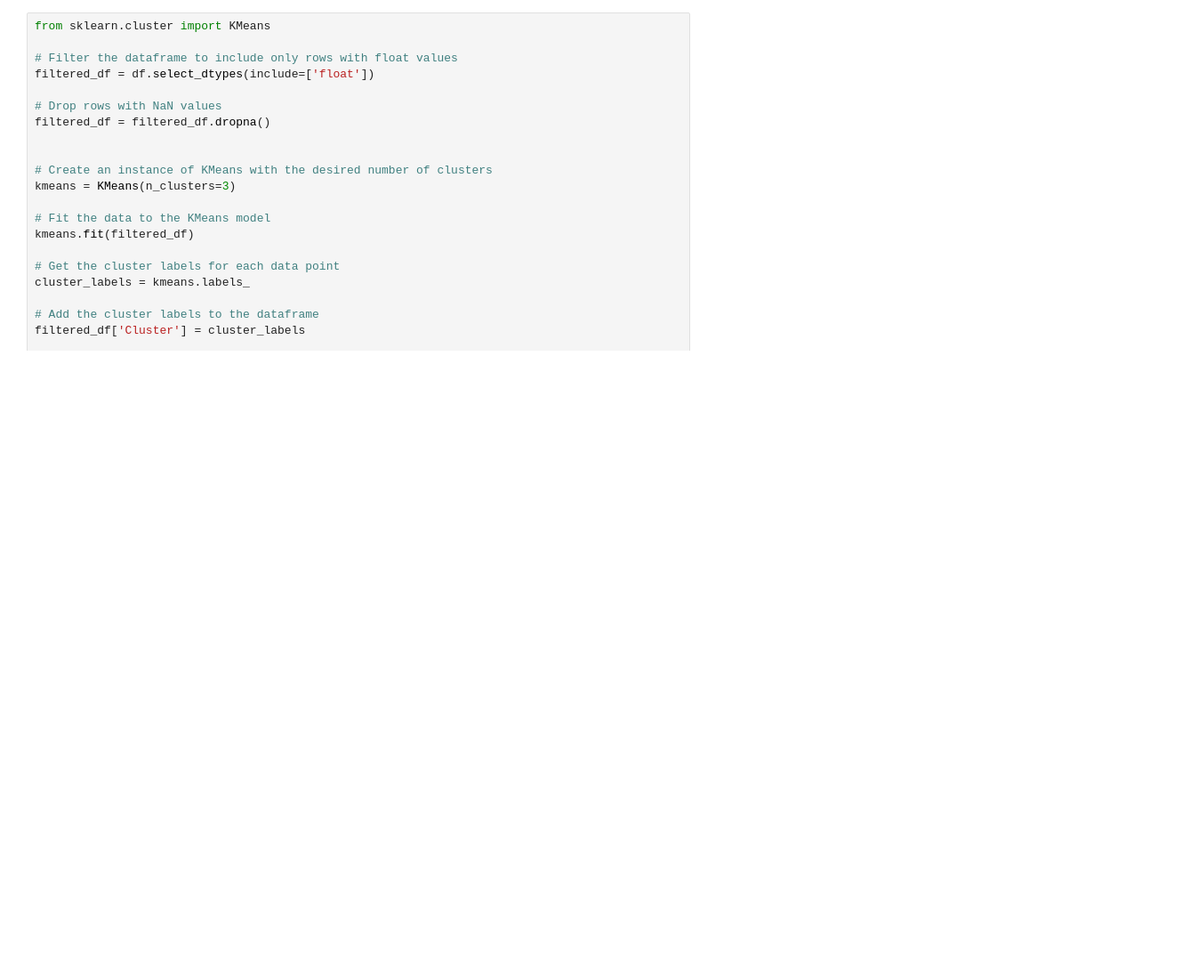
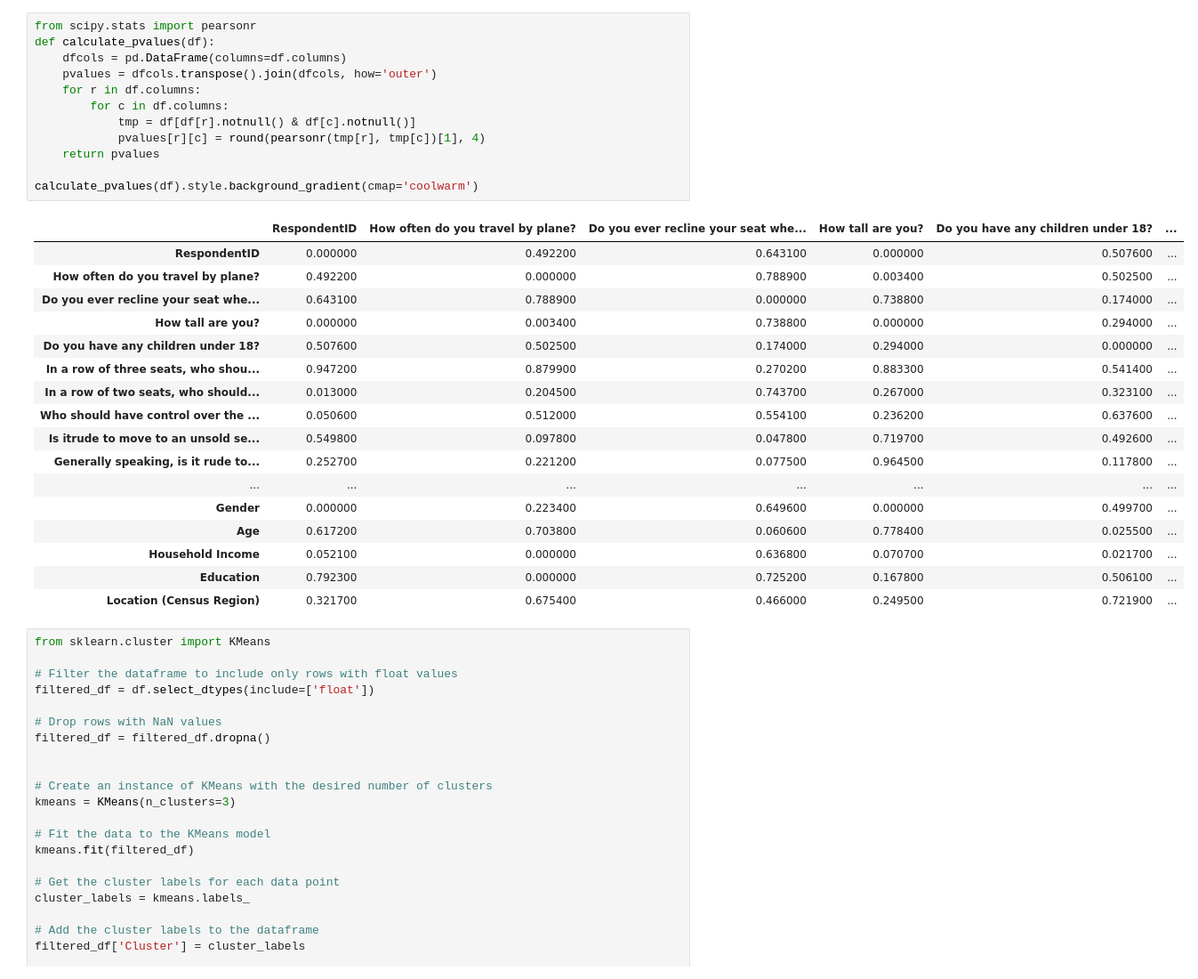
Before and after one commit to mloenker/flying-etiquette-data-lit, a Jupyter notebook: data_visualisation.ipynb, the cells around one changed output. Shown: that part at 89% size. Cells and saved outputs as stored; diff of their text form; blank space fills up the shorter version.

```diff
--- a/data_visualisation.ipynb
+++ b/data_visualisation.ipynb
@@ -130,3 +169,33 @@ corr.style.background_gradient(cmap='coolwarm')
+# %%
+from scipy.stats import pearsonr
+def calculate_pvalues(df):
+    dfcols = pd.DataFrame(columns=df.columns)
+    pvalues = dfcols.transpose().join(dfcols, how='outer')
+    for r in df.columns:
+        for c in df.columns:
+            tmp = df[df[r].notnull() & df[c].notnull()]
+            pvalues[r][c] = round(pearsonr(tmp[r], tmp[c])[1], 4)
+    return pvalues
+
+calculate_pvalues(df).style.background_gradient(cmap='coolwarm')
+# %% [output]
+|  | RespondentID | How often do you travel by plane? | Do you ever recline your seat whe... | How tall are you? | Do you have any children under 18? | ... |
+| RespondentID | 0.000000 | 0.492200 | 0.643100 | 0.000000 | 0.507600 | ... |
+| How often do you travel by plane? | 0.492200 | 0.000000 | 0.788900 | 0.003400 | 0.502500 | ... |
+| Do you ever recline your seat whe... | 0.643100 | 0.788900 | 0.000000 | 0.738800 | 0.174000 | ... |
+| How tall are you? | 0.000000 | 0.003400 | 0.738800 | 0.000000 | 0.294000 | ... |
+| Do you have any children under 18? | 0.507600 | 0.502500 | 0.174000 | 0.294000 | 0.000000 | ... |
+| In a row of three seats, who shou... | 0.947200 | 0.879900 | 0.270200 | 0.883300 | 0.541400 | ... |
+| In a row of two seats, who should... | 0.013000 | 0.204500 | 0.743700 | 0.267000 | 0.323100 | ... |
+| Who should have control over the ... | 0.050600 | 0.512000 | 0.554100 | 0.236200 | 0.637600 | ... |
+| Is itrude to move to an unsold se... | 0.549800 | 0.097800 | 0.047800 | 0.719700 | 0.492600 | ... |
+| Generally speaking, is it rude to... | 0.252700 | 0.221200 | 0.077500 | 0.964500 | 0.117800 | ... |
+| ... | ... | ... | ... | ... | ... | ... |
+| Gender | 0.000000 | 0.223400 | 0.649600 | 0.000000 | 0.499700 | ... |
+| Age | 0.617200 | 0.703800 | 0.060600 | 0.778400 | 0.025500 | ... |
+| Household Income | 0.052100 | 0.000000 | 0.636800 | 0.070700 | 0.021700 | ... |
+| Education | 0.792300 | 0.000000 | 0.725200 | 0.167800 | 0.506100 | ... |
+| Location (Census Region) | 0.321700 | 0.675400 | 0.466000 | 0.249500 | 0.721900 | ... |
 # %%
 from sklearn.cluster import KMeans
 
```
Also changed, not shown: parts of 7 cells of this notebook, 2 other files.
